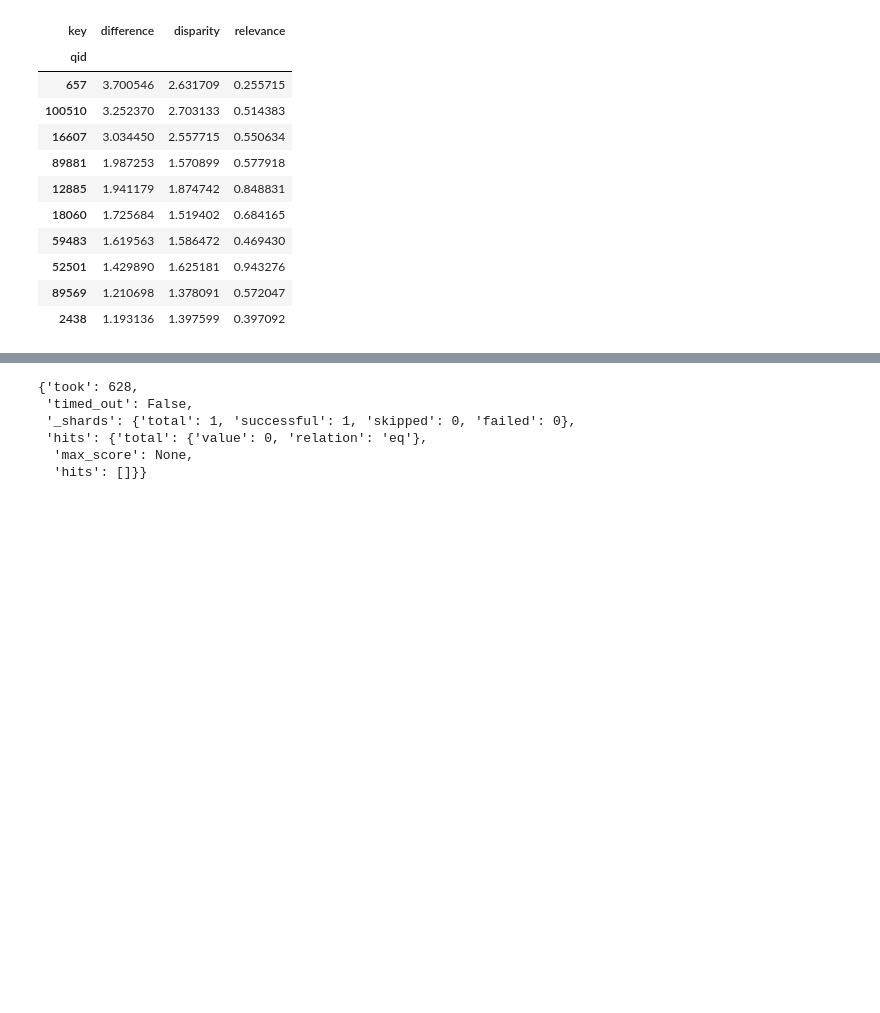
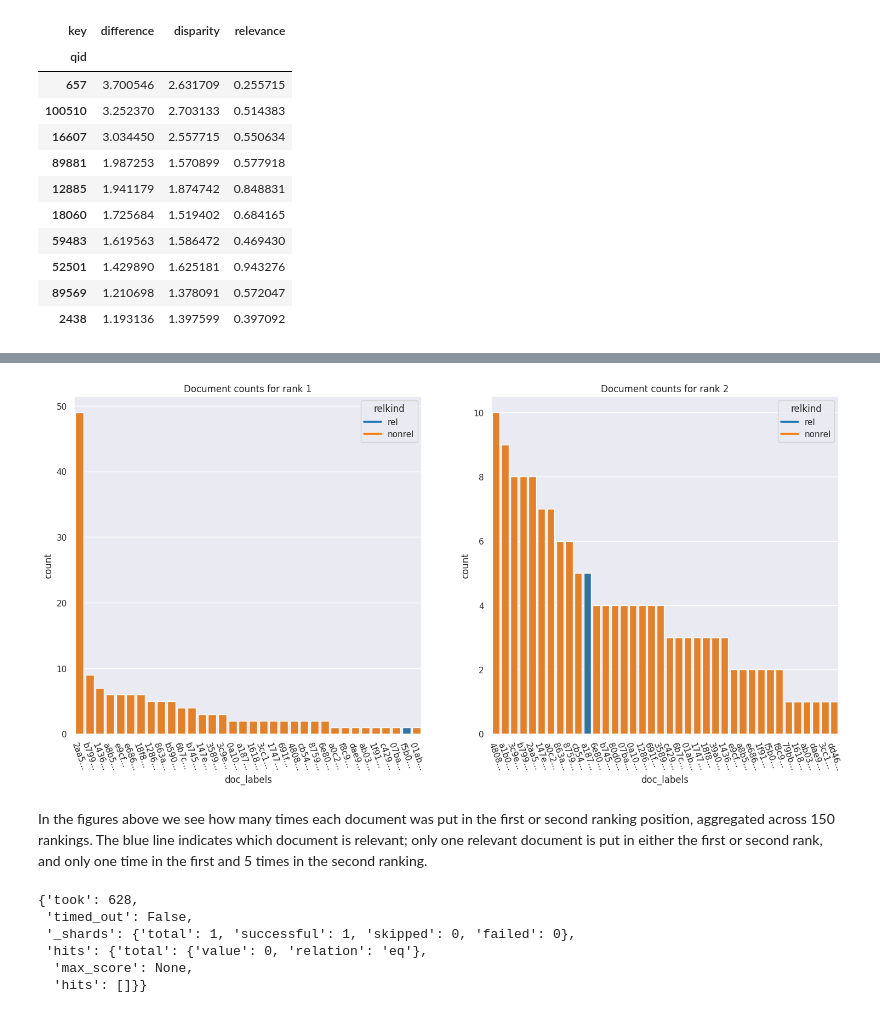
Before and after one commit to pilmus/thesis, a Jupyter notebook: app/notebooks/visualize_ranking_distributions.ipynb, the cells around one changed output, grey strips where cells are left out. Saved outputs shown, nothing was run; the diff lists cells and outputs as text; code cells hidden in the pictures; blank space fills up the shorter version.

```diff
--- a/app/notebooks/visualize_ranking_distributions.ipynb
+++ b/app/notebooks/visualize_ranking_distributions.ipynb
@@ -419,0 +172,23 @@ es = Elasticsearch()
+# %%
+def plot_doc_occurrence_per_rank(data, num_rel_docs):
+    sns.set_palette("tab10")
+    pi = iter(sns.color_palette())
+    first = next(pi)
+    second = next(pi)
+
+    data["doc_labels"] = data.doc_id.apply(lambda row: f"{row[:4]}...")
+
+    numrows = math.ceil(num_rel_docs / 2)
+    fig, ax = plt.subplots(numrows, 2, figsize = (18, 8 * numrows),squeeze=False)
+
+    for i in range(0,numrows):
+        for j in range(0,2):
+            thisaxdata = data[data['rank'] == i + j + 1]
+            clrs = [first if rel == 1 else second for rel in thisaxdata.doc_rel.to_list()]
+            sns.barplot(x="doc_labels", y="count",palette=clrs, data=thisaxdata.sort_values(by='count',ascending=False),ax=ax[i][j])
+            ax[i][j].title.set_text(f'Document counts for rank {i + j + 1}')
+            _ = ax[i][j].set_xticklabels(ax[i][j].get_xticklabels(),rotation = -70)
+            ax[i][j].legend(labels=["rel","nonrel"], title='relkind')
+            leg = ax[i][j].get_legend()
+            leg.legendHandles[0].set_color(first)
+            leg.legendHandles[1].set_color(second)
@@ -419,0 +239,3 @@ es = Elasticsearch()
+# %%
+rank_occurrence_df = doc_occurrene_per_rank_to_sns_df(doc_per_rank_counts,subreldf)
+rank_occurrence_df.head(4)
@@ -419,0 +248,6 @@ es = Elasticsearch()
+# %%
+plot_doc_occurrence_per_rank(rank_occurrence_df,2)
+# %% [output]
+[figure, added]
+# %% [markdown]
+In the figures above we see how many times each document was put in the first or second ranking position, aggregated across 150 rankings. The blue line indicates which document is relevant; only one relevant document is put in either the first or second rank, and only one time in the first and 5 times in the second ranking.
```
Also changed, not shown: parts of 77 cells of this notebook.
